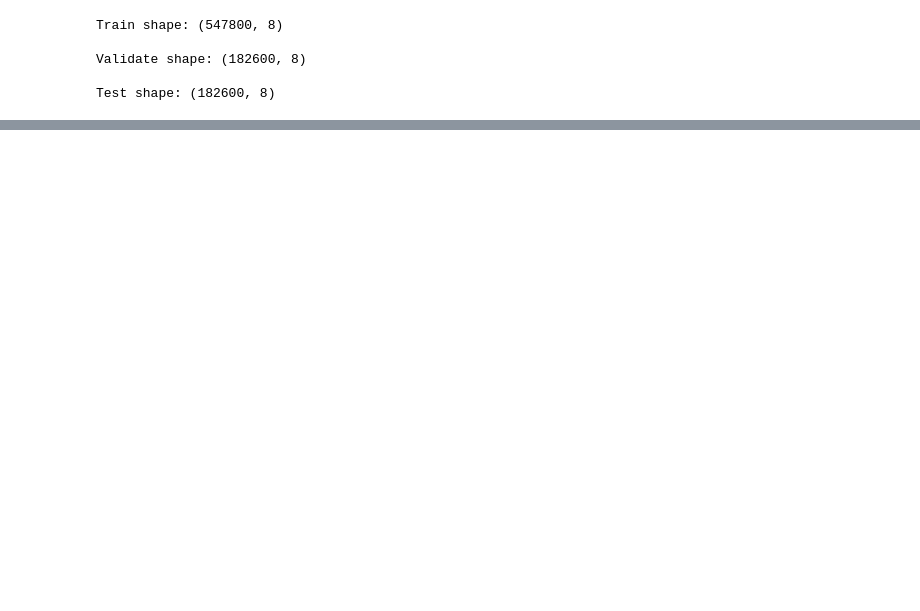
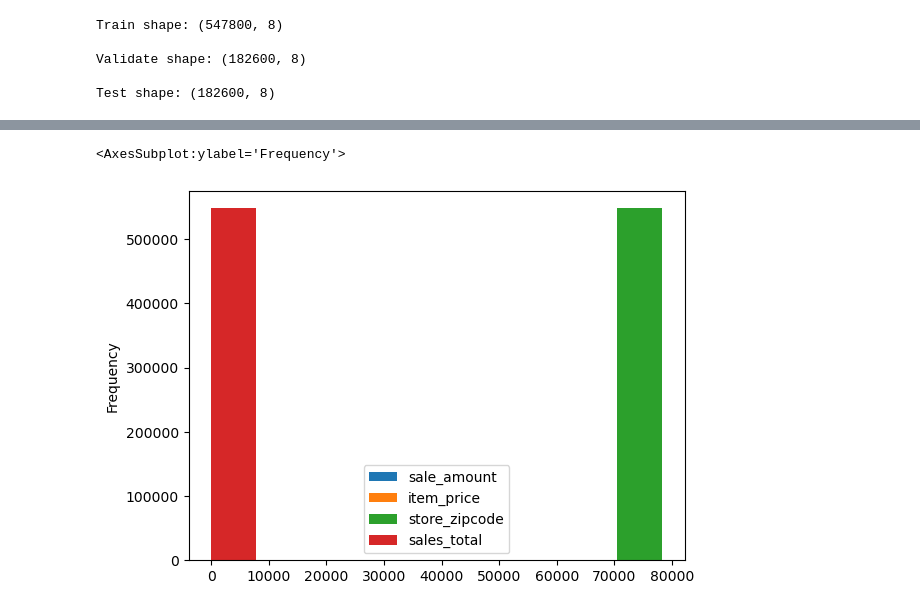
Before and after one commit to EstebanHernandez0/time-series, a Jupyter notebook: explore.ipynb, the cells around one changed output, grey strips where cells are left out. Cells and saved outputs as stored; diff of their text form; code cells hidden in the pictures; blank space fills up the shorter version.

```diff
--- a/explore.ipynb
+++ b/explore.ipynb
@@ -59,0 +70,5 @@ df.head()
+# %%
+train.plot.hist()
+# %% [output]
+<AxesSubplot:ylabel='Frequency'>
+[figure, added]
```
Also changed, not shown: parts of 6 cells of this notebook.
